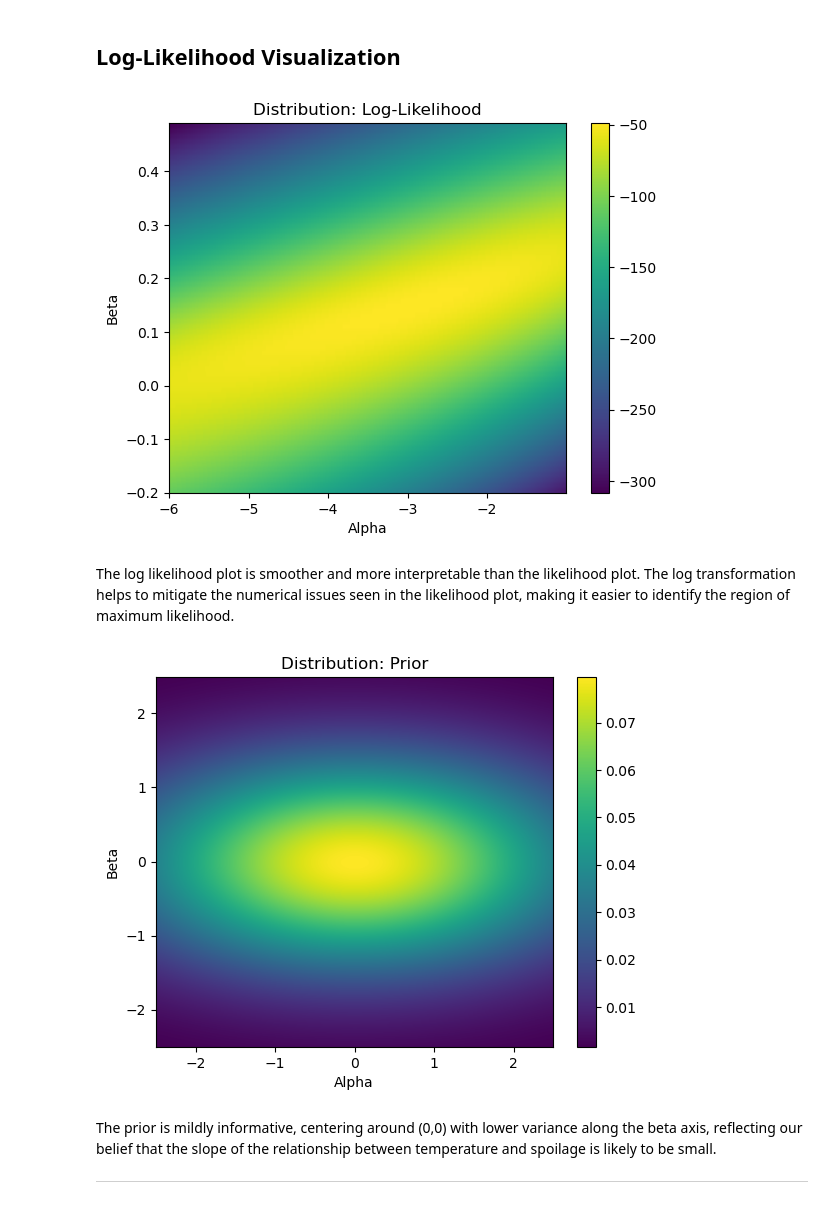
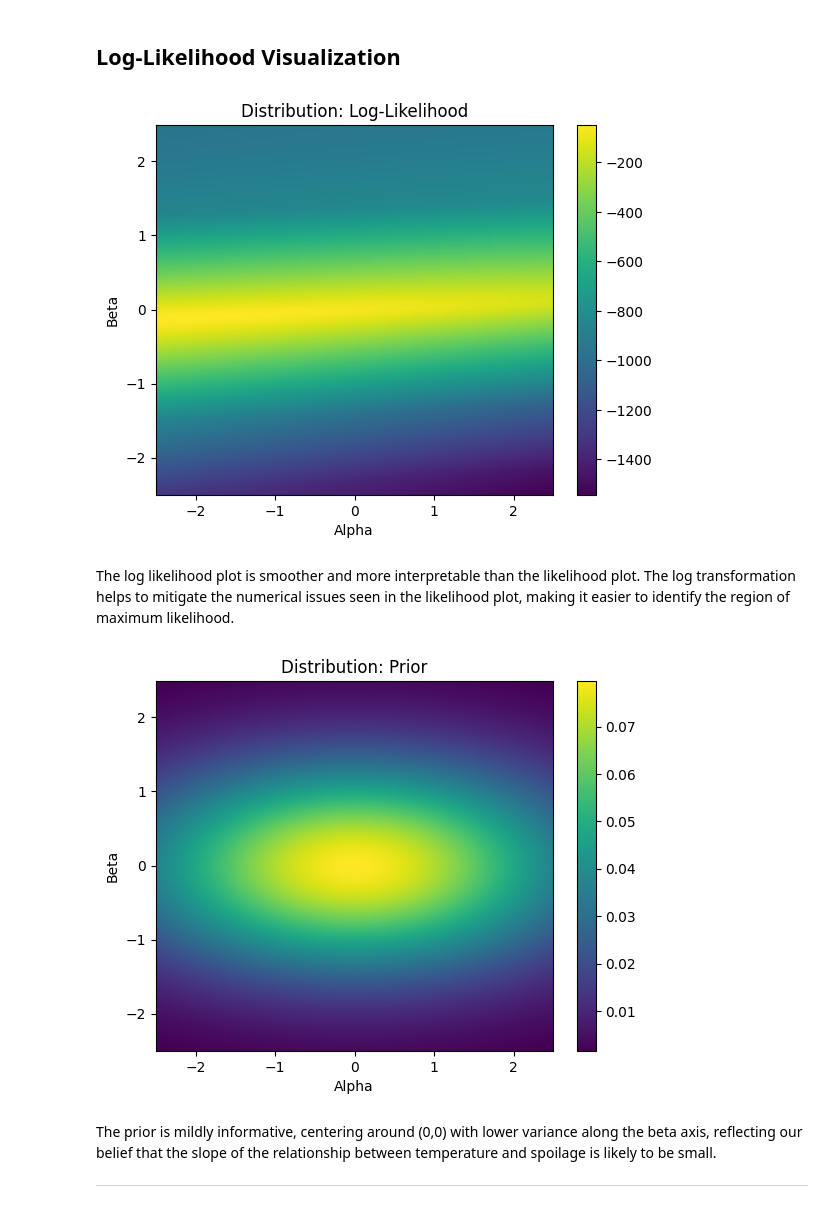
Before and after one commit to FedericoGritti/probabilistic_mushroom_spoilage_model, a Jupyter notebook: carnio_gritti.ipynb, the cells around one changed output. Saved outputs shown, nothing was run; the diff lists cells and outputs as text; code cells hidden in the pictures.

```diff
--- a/carnio_gritti.ipynb
+++ b/carnio_gritti.ipynb
@@ -242,19 +244,19 @@ display_distribution(likelihood, a_prior, b_prior, func_name='Likelihood')
 The likelihood plot shows wave like patterns because we're working with very small numbers, in fact we're hitting numerical precision limits that leads to numerical underflow. This makes it difficult to interpret the likelihood surface and identify the maximum likelihood estimates.
 # %% [markdown]
 ## Log-Likelihood Visualization
+# %%
+a_prior_standard, b_prior_standard = create_meshgrid(alpha_range=(-2.5,2.5), beta_range=(-2.5, 2.5), step=0.01)
 # %%
-display_distribution(log_lik, a_prior, b_prior, func_name='Log-Likelihood')
+display_distribution(log_lik, a_prior_standard, b_prior_standard, func_name='Log-Likelihood')
 # %% [output]
-[figure, old version]
+[figure, new version]
 # %% [markdown]
 The log likelihood plot is smoother and more interpretable than the likelihood plot. The log transformation helps to mitigate the numerical issues seen in the likelihood plot, making it easier to identify the region of maximum likelihood.
 # %%
-a_prior, b_prior = create_meshgrid(alpha_range=(-2.5,2.5), beta_range=(-2.5, 2.5), step=0.01)
-
 prior = lambda a,b: (1/(4*np.pi)) * np.exp( - (a**2 + 4*b**2)/8 )
-prior_grid = display_distribution(prior, a_prior, b_prior, func_name='Prior')
+prior_grid = display_distribution(prior, a_prior_standard, b_prior_standard, func_name='Prior')
 # %% [output]
-[figure, old version]
+[figure, new version]
 # %% [markdown]
 The prior is mildly informative, centering around (0,0) with lower variance along the beta axis, reflecting our belief that the slope of the relationship between temperature and spoilage is likely to be small.
 
```
Also changed, not shown: parts of 56 cells of this notebook.
